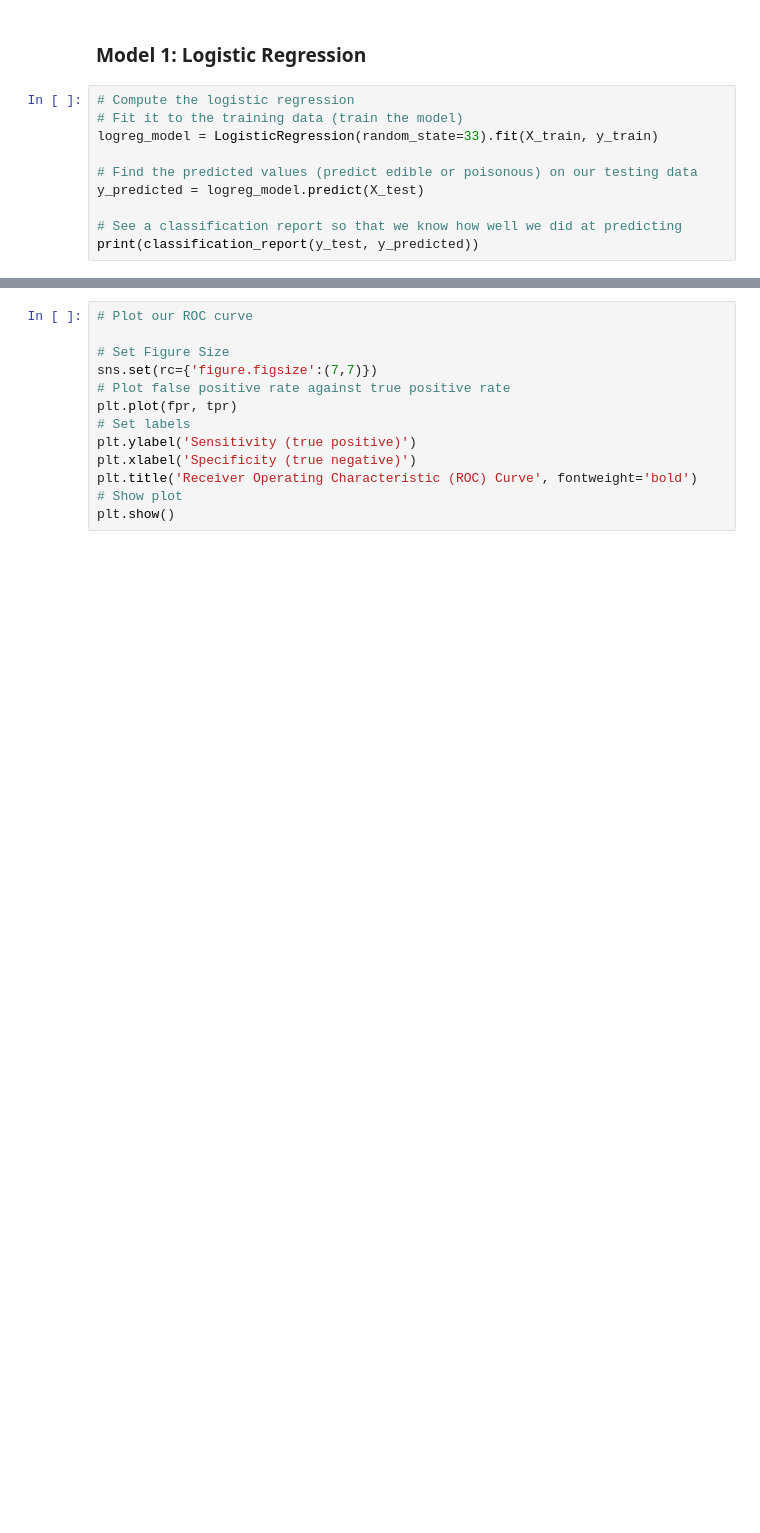
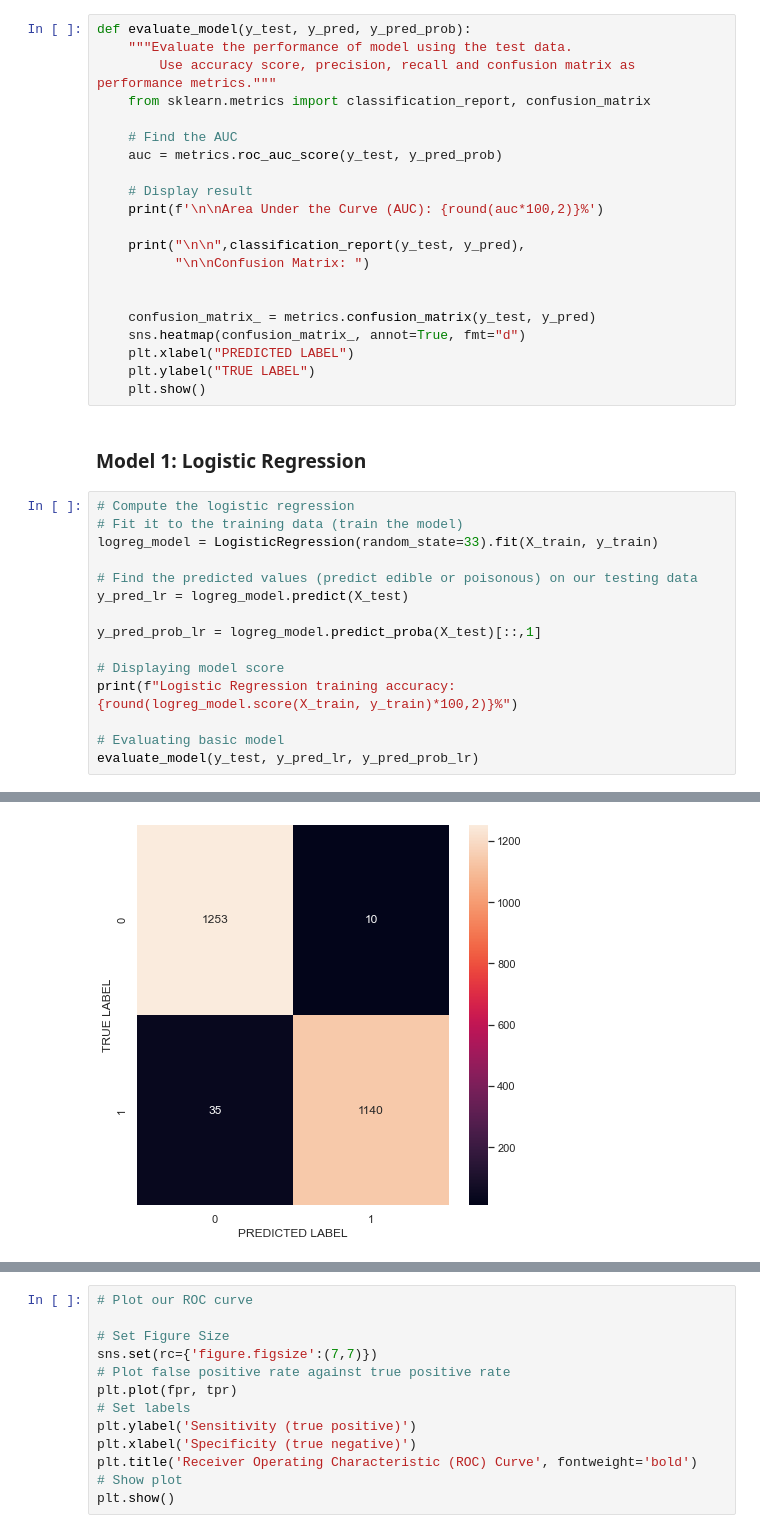
Before and after one commit to artolon/Final-Project, a Jupyter notebook: Part2_Mushroom-Models.ipynb, the cells around one changed output, grey strips where cells are left out. Saved outputs shown, nothing was run; the diff lists cells and outputs as text; blank space fills up the shorter version.

```diff
--- a/Part2_Mushroom-Models.ipynb
+++ b/Part2_Mushroom-Models.ipynb
@@ -317,6 +317,27 @@ X_train = sc.fit_transform(X_train)
 X_test=sc.fit_transform(X_test)
 # %% [markdown]
 ## Compute Models
+# %%
+def evaluate_model(y_test, y_pred, y_pred_prob):
+    """Evaluate the performance of model using the test data.
+        Use accuracy score, precision, recall and confusion matrix as performance metrics."""
+    from sklearn.metrics import classification_report, confusion_matrix
+
+    # Find the AUC
+    auc = metrics.roc_auc_score(y_test, y_pred_prob)
+
+    # Display result
+    print(f'\n\nArea Under the Curve (AUC): {round(auc*100,2)}%')
+
+    print("\n\n",classification_report(y_test, y_pred),
+          "\n\nConfusion Matrix: ")
+
+
+    confusion_matrix_ = metrics.confusion_matrix(y_test, y_pred)
+    sns.heatmap(confusion_matrix_, annot=True, fmt="d")
+    plt.xlabel("PREDICTED LABEL")
+    plt.ylabel("TRUE LABEL")
+    plt.show()
 # %% [markdown]
 ### Model 1: Logistic Regression
 # %%
@@ -325,8 +346,13 @@ X_test=sc.fit_transform(X_test)
 logreg_model = LogisticRegression(random_state=33).fit(X_train, y_train)
 
 # Find the predicted values (predict edible or poisonous) on our testing data
-y_predicted = logreg_model.predict(X_test)
+y_pred_lr = logreg_model.predict(X_test)
 
-# See a classification report so that we know how well we did at predicting
-print(classification_report(y_test, y_predicted))
+y_pred_prob_lr = logreg_model.predict_proba(X_test)[::,1]
+
+# Displaying model score
+print(f"Logistic Regression training accuracy: {round(logreg_model.score(X_train, y_train)*100,2)}%")
+
+# Evaluating basic model
+evaluate_model(y_test, y_pred_lr, y_pred_prob_lr)
 # %% [output]
@@ -341,3 +376,4 @@ weighted avg       0.98      0.98      0.98      2438
+[figure, added]
 # %% [markdown]
 **Tune Model (using ROC curve)**
 
```
Also changed, not shown: parts of 42 cells of this notebook.
